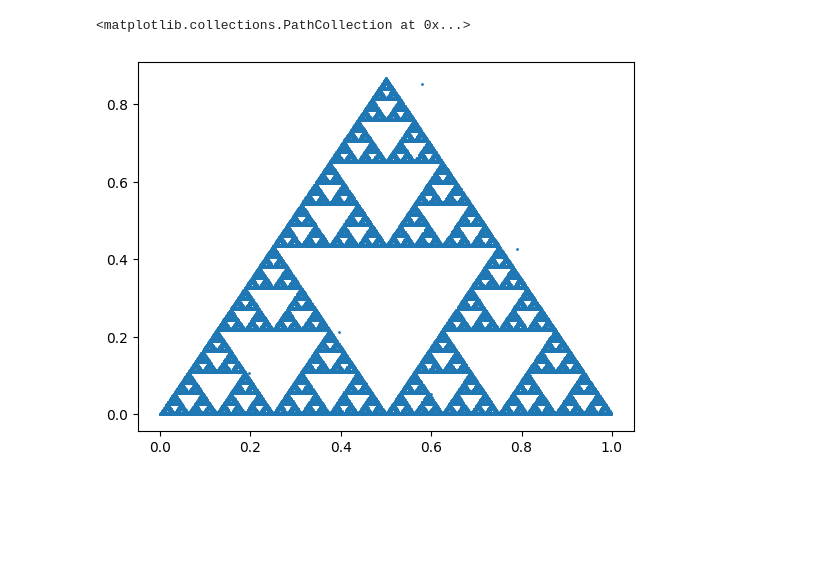
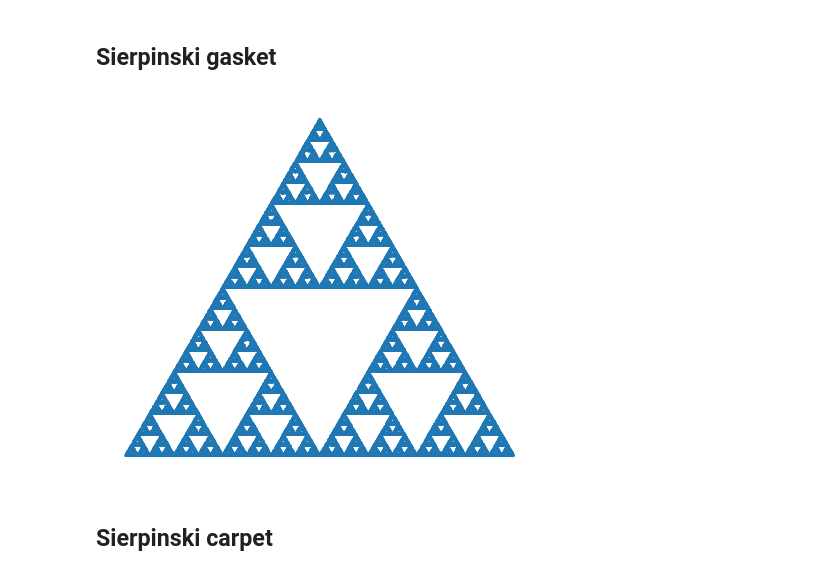
Before and after one commit to jasminl/chaos, a Jupyter notebook: chatper4_sierpinski_gasket.ipynb, the cells around one changed output. Drawn from its saved outputs; the diff is of its cells as text; code cells hidden in the pictures; blank space fills up the shorter version.

```diff
--- a/chatper4_sierpinski_gasket.ipynb
+++ b/chatper4_sierpinski_gasket.ipynb
@@ -8,4 +8,34 @@ import random
 
 from math import pi
 import numpy as np
+# %%
+#Define top-level functions and constants
+num_points = 100000
+
+def make_shape(num_points, point, factor):
+  """ Runs the iterated functions, starts at a random point in the unit square.
+
+  Arguments:
+  num_points: The number of iterations
+  point: A list of pairs of (x, y) coordinates for corners of the shape
+  factor: The number by which to divide the distance at each iteration
+
+  Returns:
+  x, y: Lists of x- and y- coordinates for each iteration, plot with scatter
+
+  """
+
+  # Initial random point
+  x = [np.random.rand(1,)]
+  y = [np.random.rand(1,)]
+
+  for i in range(num_points):
+    idx = random.randint(0, len(point)-1)
+    dx = (point[idx][0] - x[-1])/factor
+    dy = (point[idx][1] - y[-1])/factor
+    x.append(x[-1] + dx)
+    y.append(y[-1] + dy)
+  return x, y
+# %% [markdown]
+<h2>Sierpinski gasket</h2>
 # %%
@@ -29,6 +47,15 @@ for i in range(num_points):
-# %%
-plt.figure()
-plt.scatter(x, y, s=1)
-# %% [output]
-<matplotlib.collections.PathCollection at 0x...>
-[figure, removed]
+# %%
+# Run iterations
+x, y = make_shape(num_points, point, 2)
+# %%
+# Plot attractor
+plt.figure()
+plt.scatter(x, y, s=0.5)
+plt.axis('off')
+ax = plt.gca()
+ax.set_aspect('equal', adjustable='box')
+plt.show()
+# %% [output]
+[figure, added]
+# %% [markdown]
+<h2>Sierpinski carpet</h2>
```
Also changed, not shown: parts of 6 cells of this notebook.
